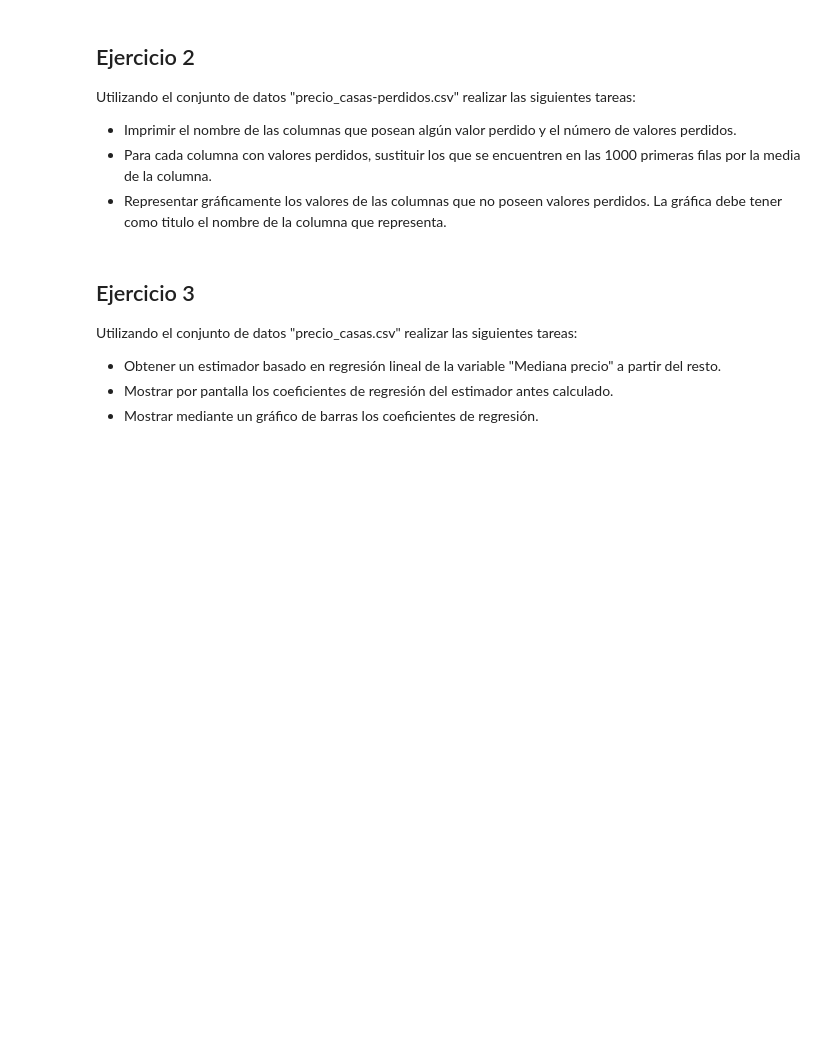
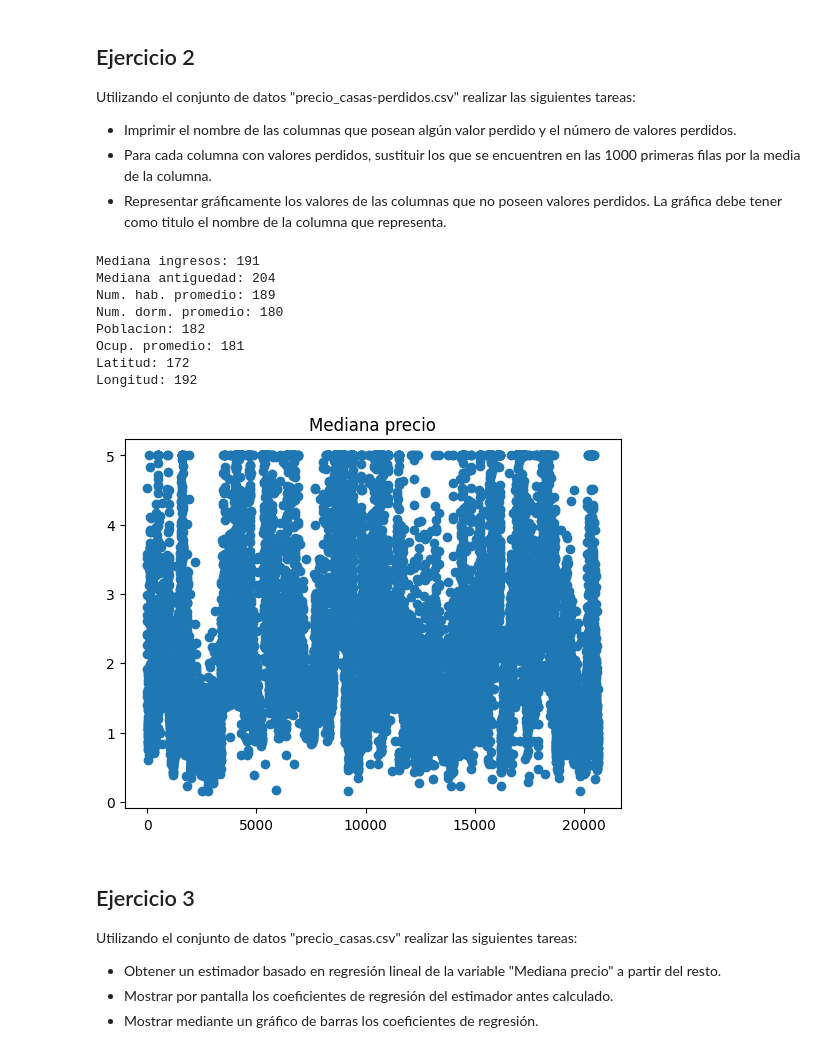
Before and after one commit to miguel-kjh/AA1, a Jupyter notebook: ejercicios/parte1/ejercicios_extras.ipynb, the cells around one changed output. Drawn from its saved outputs; the diff is of its cells as text; code cells hidden in the pictures; blank space fills up the shorter version.

```diff
--- a/ejercicios/parte1/ejercicios_extras.ipynb
+++ b/ejercicios/parte1/ejercicios_extras.ipynb
@@ -14,6 +55,39 @@ Utilizando el conjunto de datos "precio_casas-perdidos.csv" realizar las siguien
 - Imprimir el nombre de las columnas que posean algún valor perdido y el número de valores perdidos.
 - Para cada columna con valores perdidos, sustituir los que se encuentren en las 1000 primeras filas por la media de la columna.
 - Representar gráficamente los valores de las columnas que no poseen valores perdidos. La gráfica debe tener como titulo el nombre de la columna que representa.
+# %%
+df = pd.read_csv('data\precio_casas-perdidos.csv')
+
+# Imprimir el nombre de las columnas que posean algún valor perdido y el número de valores perdidos
+
+for col in df.columns:
+    if df[col].isnull().sum() > 0:
+        print(f'{col}: {df[col].isnull().sum()}')
+
+# Para cada columna con valores perdidos, sustituir los que se encuentren en las 1000 primeras filas por la media de la columna
+
+for col in df.columns:
+    if df[col].isnull().sum() > 0:
+        df.loc[:1000, col] = df[col].fillna(df[col].mean())
+
+# Representar gráficamente los valores de las columnas que no poseen valores perdidos. La gráfica debe tener como título el nombre de la columna que representa
+
+for col in df.columns:
+    if df[col].isnull().sum() == 0:
+        plt.figure()
+        plt.title(col)
+        plt.scatter(range(len(df[col])), df[col])
+        plt.show()
+# %% [output]
+Mediana ingresos: 191
+Mediana antiguedad: 204
+Num. hab. promedio: 189
+Num. dorm. promedio: 180
+Poblacion: 182
+Ocup. promedio: 181
+Latitud: 172
+Longitud: 192
+[figure, added]
 # %% [markdown]
 ## Ejercicio 3
 
```
Also changed, not shown: parts of 4 cells of this notebook.
